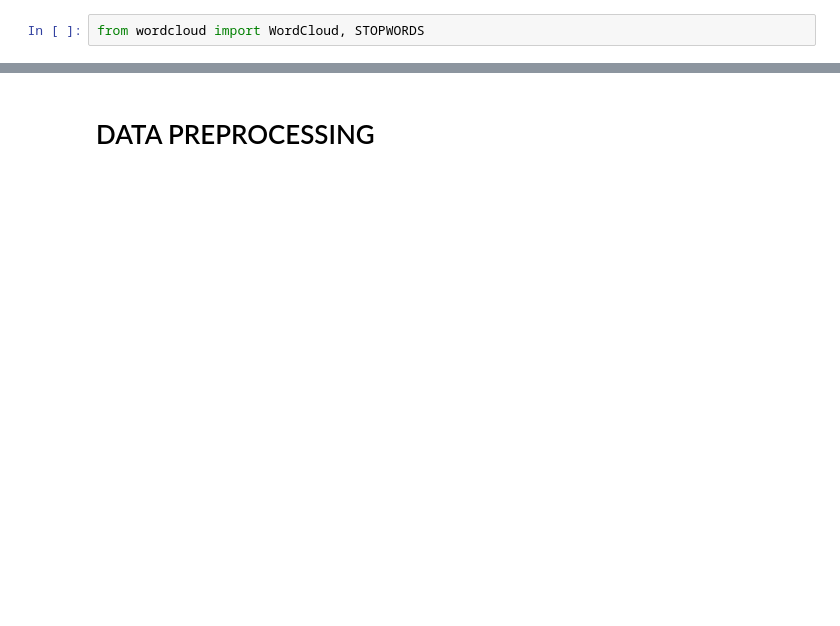
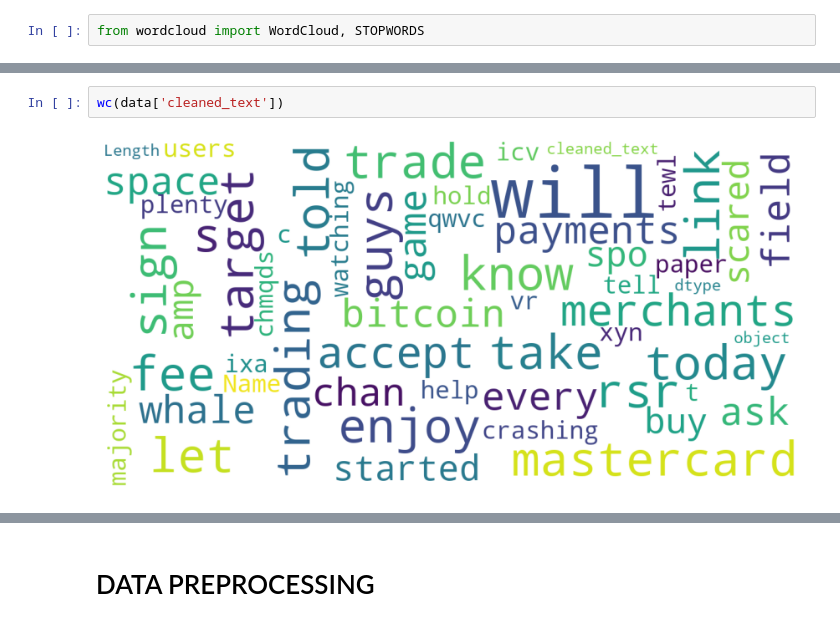
Before and after one commit to krisbianprabowo/bitcoin_price_prediction, a Jupyter notebook: final_projects_nlp_v1.ipynb, the cells around one changed output, grey strips where cells are left out. Saved outputs shown, nothing was run; the diff lists cells and outputs as text; blank space fills up the shorter version.

```diff
--- a/final_projects_nlp_v1.ipynb
+++ b/final_projects_nlp_v1.ipynb
@@ -370,0 +388,4 @@ wc(data['text'])
+# %%
+wc(data['cleaned_text'])
+# %% [output]
+[figure, added]
```
Also changed, not shown: parts of 52 cells of this notebook.
